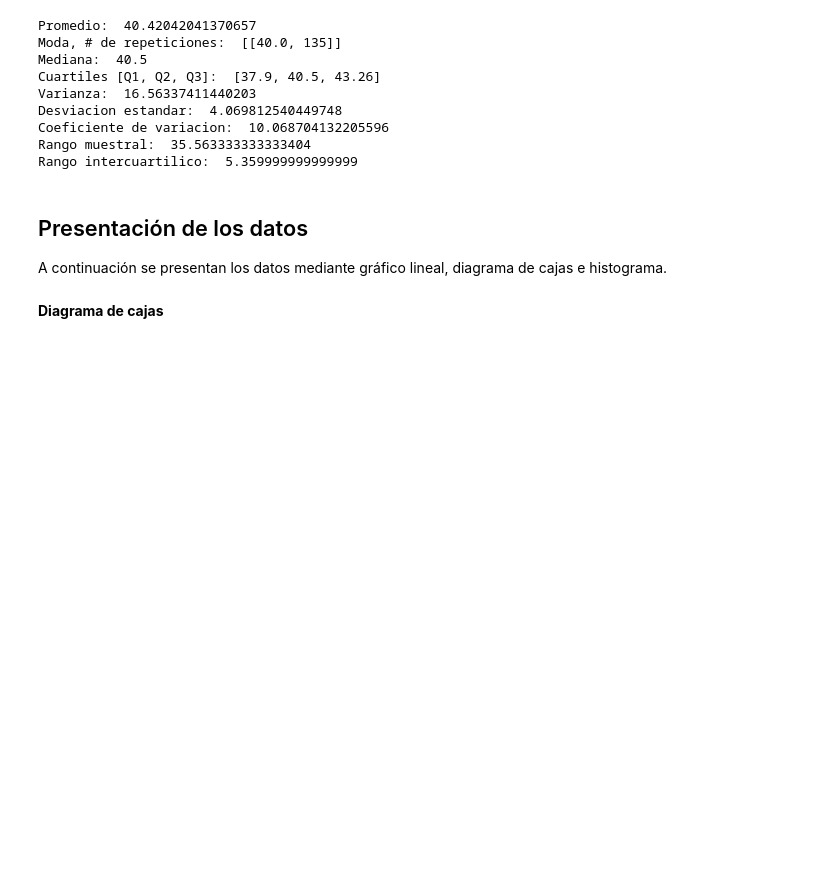
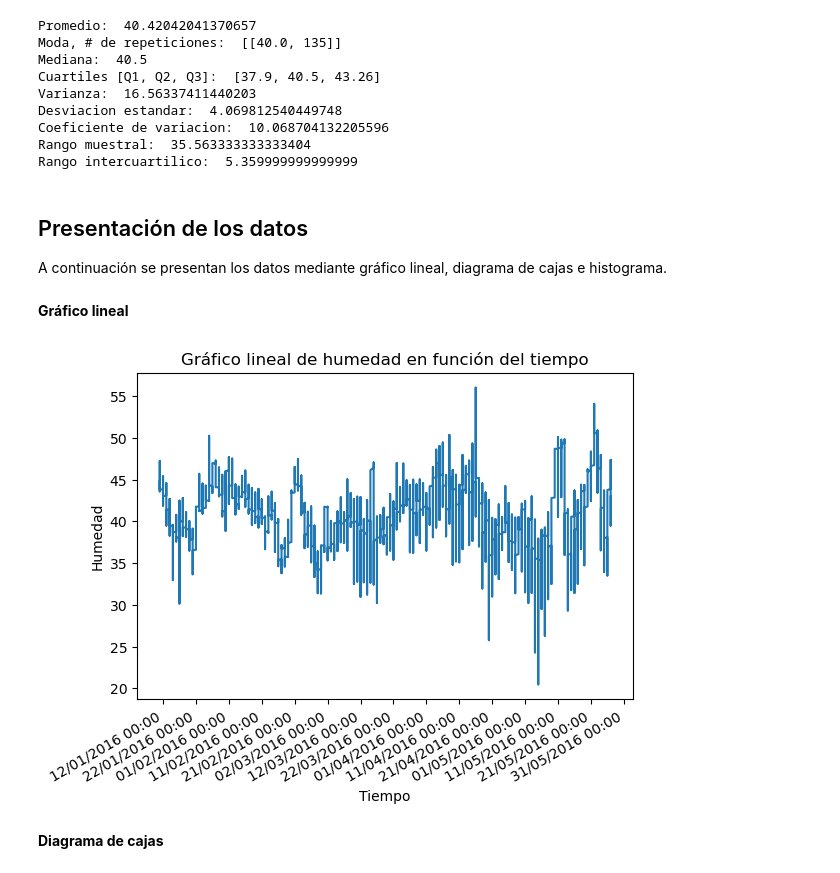
Before and after one commit to SimonFV/Proyecto_1_Analisis_de_Humedad, a Jupyter notebook: descripcion_datos.ipynb, the cells around one changed output. Drawn from its saved outputs; the diff is of its cells as text; code cells hidden in the pictures; blank space fills up the shorter version.

Commit message:
Agregado el grafico lineal.

```diff
--- a/descripcion_datos.ipynb
+++ b/descripcion_datos.ipynb
@@ -12,8 +12,9 @@ A continuación se presentan las funciones desarrolladas para calcular las medid
 **Extracción y ordenamiento de los datos con Quicksort**
 # %%
 import numpy as np
-
+import datetime as dt
 import matplotlib.pyplot as plt
+import matplotlib.dates as mdates
 
 # Extraccion de datos del del archivo energydata_complete.csv
 
@@ -25,8 +26,11 @@ filename = 'energydata_complete.csv' # Nombre/ruta del archivo
 # usecols: selecciona las columnas a leer
 datos = np.genfromtxt(filename, delimiter = ';', skip_header = 1, dtype = None, encoding = None, usecols = [0, 6])
 
-# Se extraen los datos de humedad en un array aparte
-humedad = np.array([elem[1] for elem in datos])
+# Se extraen los datos de humedad y tiempo en arrays aparte
+_tiempo = np.array([elem[0] for elem in datos])
+tiempo = [dt.datetime.strptime(d,'%d/%m/%Y %H:%M').date() for d in _tiempo]
+humedad_sin_orden = np.array([elem[1] for elem in datos])
+humedad = np.array(humedad_sin_orden, copy=True)
 
 # Se ordenan los datos usando la funcion sort de numpy, utilizando el algoritmo quicksort
 humedad.sort(kind = 'quicksort')
@@ -137,6 +141,22 @@ Rango intercuartilico:  5.359999999999999
 ## Presentación de los datos
 
 A continuación se presentan los datos mediante gráfico lineal, diagrama de cajas e histograma.
+# %% [markdown]
+**Gráfico lineal**
+# %%
+# Generar el plot
+
+plt.gca().xaxis.set_major_formatter(mdates.DateFormatter('%d/%m/%Y %H:%M'))
+plt.gca().xaxis.set_major_locator(mdates.DayLocator(interval=10))
+plt.plot(tiempo, humedad_sin_orden)
+plt.gcf().autofmt_xdate()
+
+plt.xlabel('Tiempo')
+plt.ylabel('Humedad')
+plt.title("Gráfico lineal de humedad en función del tiempo")
+plt.show()
+# %% [output]
+[figure, added]
 # %% [markdown]
 **Diagrama de cajas**
 # %%
```
